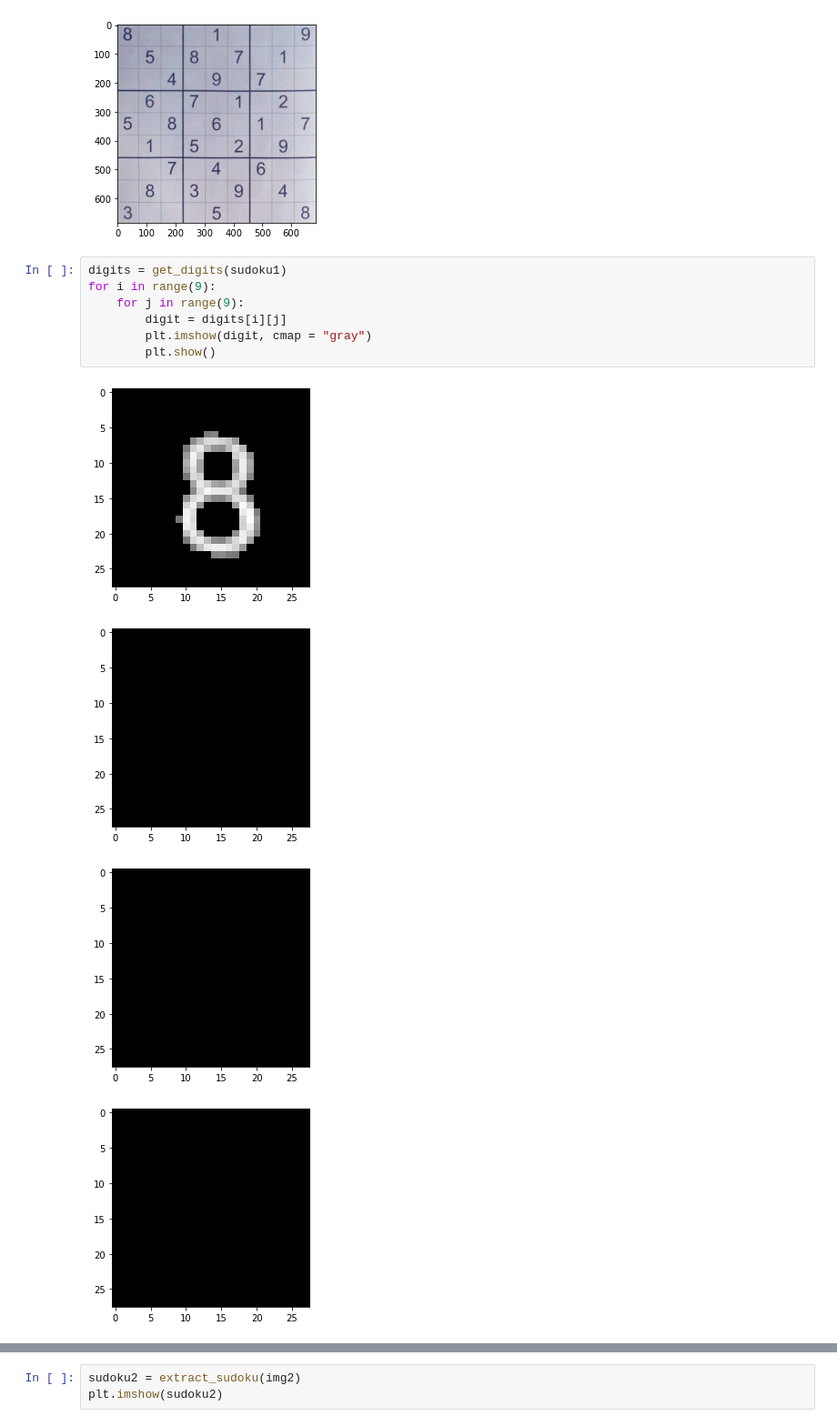
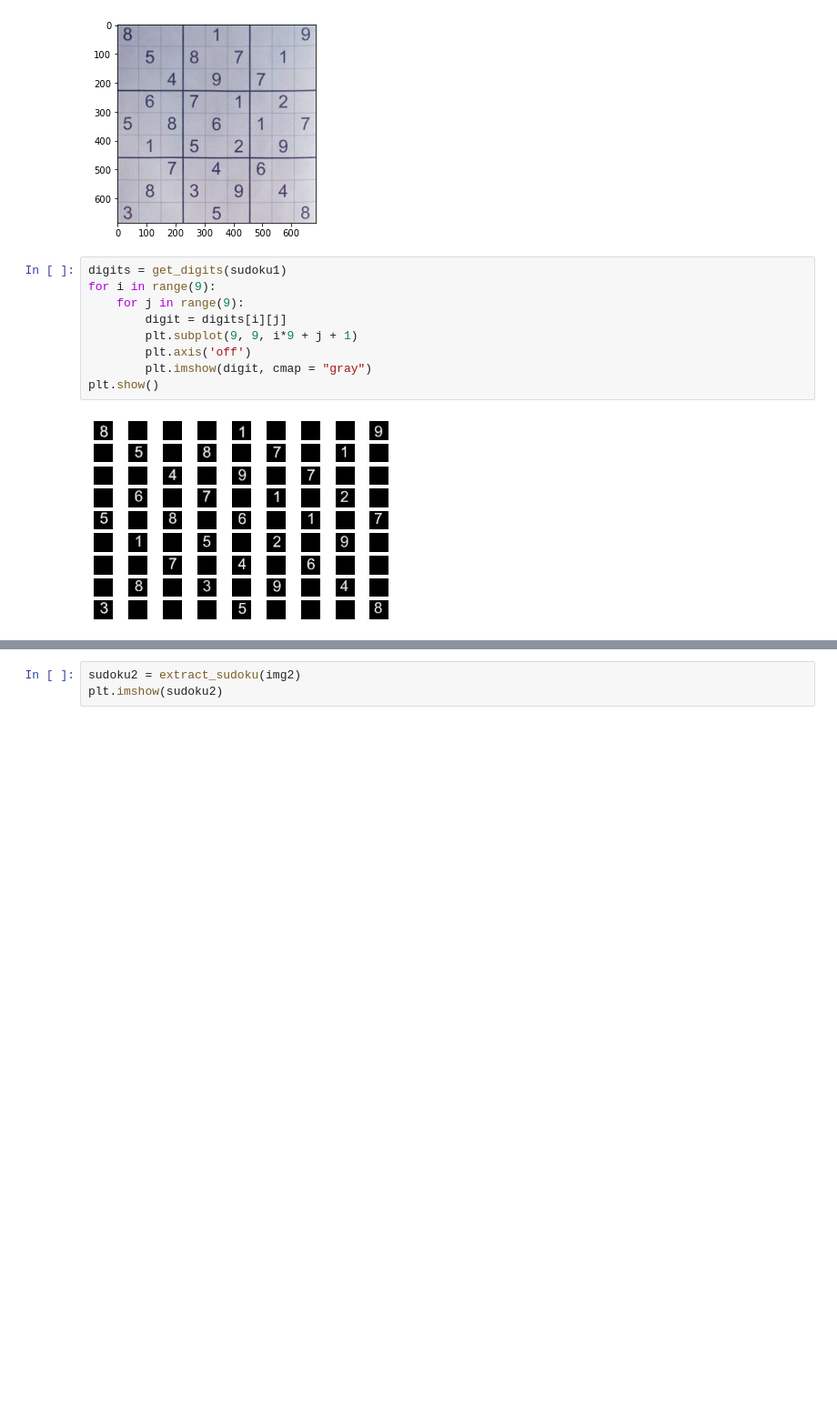
Before and after one commit to sarthag/Sudoku-Solver, a Jupyter notebook: Test Extract.ipynb, the cells around one changed output, grey strips where cells are left out. Shown at 91% size. Saved outputs shown, nothing was run; the diff lists cells and outputs as text; blank space fills up the shorter version.

```diff
--- a/Test Extract.ipynb
+++ b/Test Extract.ipynb
@@ -18,12 +18,11 @@ plt.imshow(sudoku1)
 # %%
 digits = get_digits(sudoku1)
 for i in range(9):
     for j in range(9):
         digit = digits[i][j]
+        plt.subplot(9, 9, i*9 + j + 1)
+        plt.axis('off')
         plt.imshow(digit, cmap = "gray")
-        plt.show()
+plt.show()
 # %% [output]
-[figure, old version]
+[figure, new version]
-[figure, removed]
-[figure, removed]
-[figure, removed]
```
Also changed, not shown: parts of 4 cells of this notebook.
